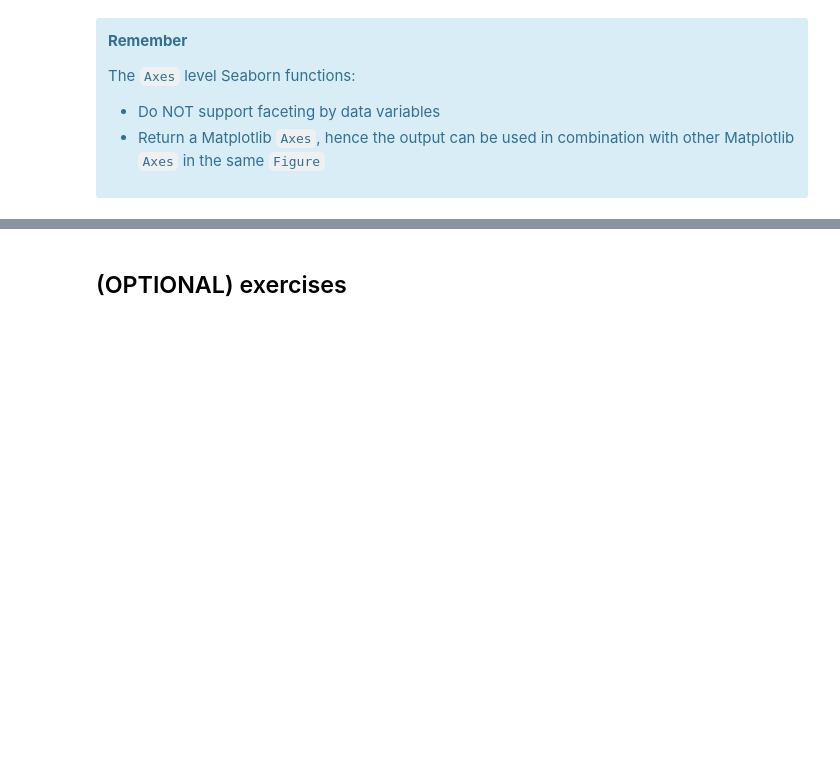
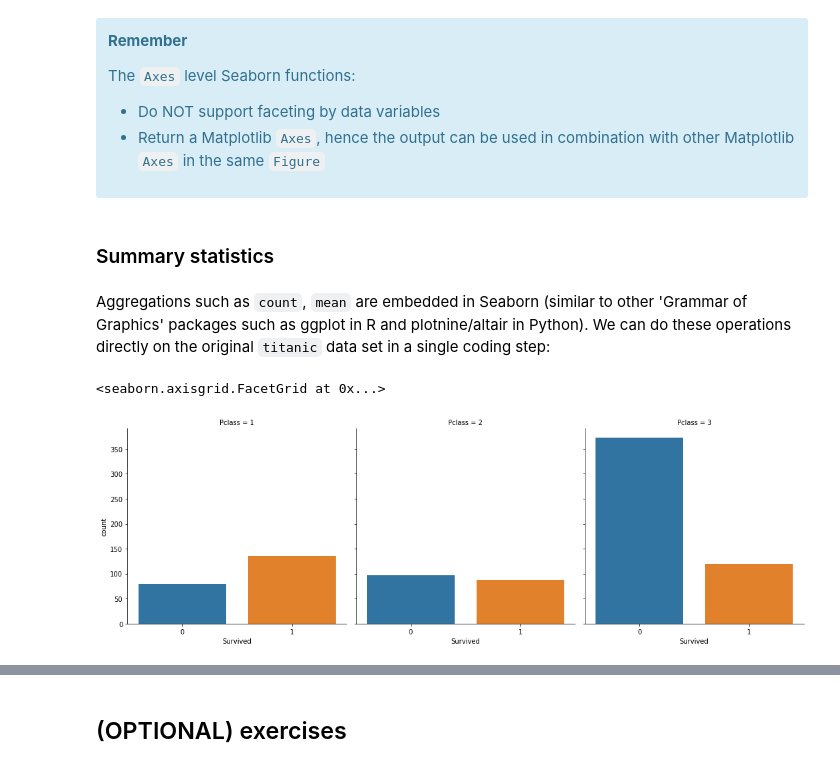
Before and after one commit to jorisvandenbossche/course-python-data, a Jupyter notebook: notebooks/visualization_02_seaborn.ipynb, the cells around one changed output, grey strips where cells are left out. Drawn from its saved outputs; the diff is of its cells as text; code cells hidden in the pictures; blank space fills up the shorter version.

```diff
--- a/notebooks/visualization_02_seaborn.ipynb
+++ b/notebooks/visualization_02_seaborn.ipynb
@@ -210,3 +201,13 @@ The `Axes` level Seaborn functions:
 - Return a Matplotlib `Axes`, hence the output can be used in combination with other Matplotlib `Axes` in the same `Figure`
 
 </div>
+# %% [markdown]
+### Summary statistics
+# %% [markdown]
+Aggregations such as `count`, `mean` are embedded in Seaborn (similar to other 'Grammar of Graphics' packages such as ggplot in R and plotnine/altair in Python). We can do these operations directly on the original `titanic` data set in a single coding step:
+# %%
+sns.catplot(data=titanic, x="Survived", col="Pclass",
+            kind="count")
+# %% [output]
+<seaborn.axisgrid.FacetGrid at 0x...>
+[figure, added]
```
Also changed, not shown: parts of 11 cells of this notebook, 1 other file.
